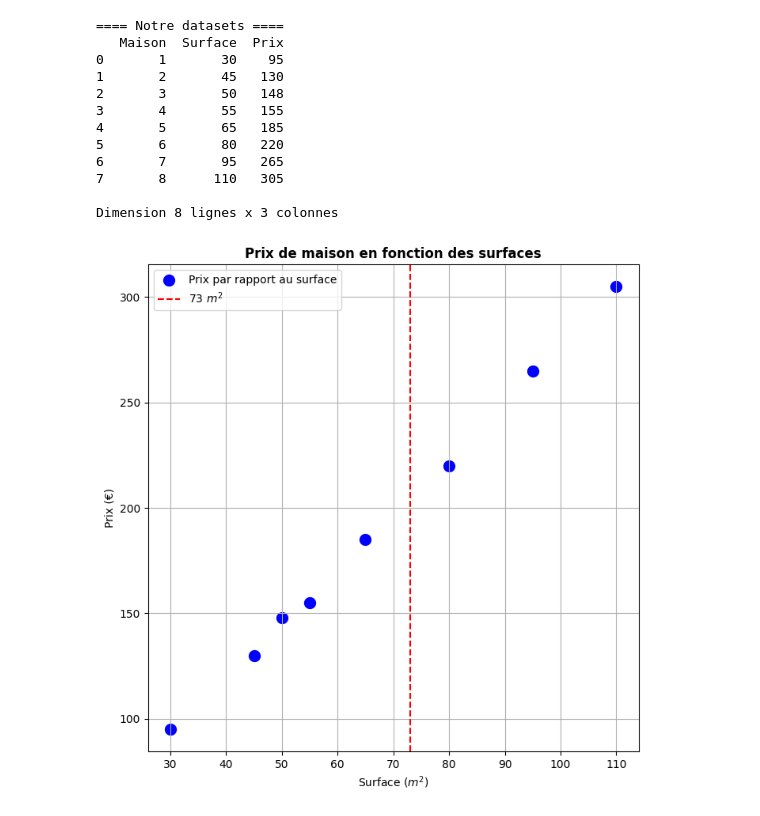
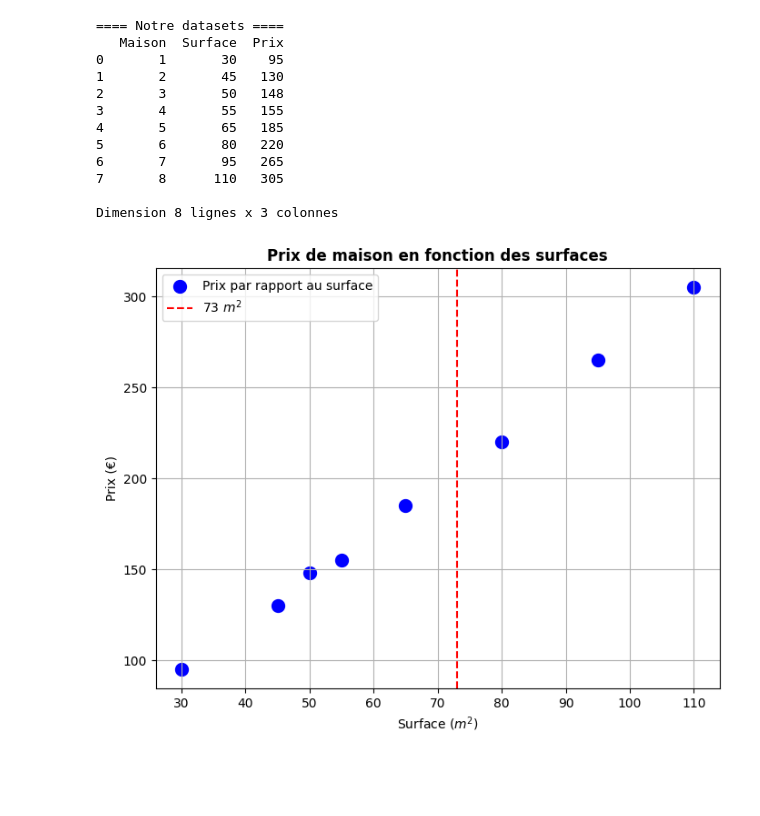
Before and after one commit to TifaniohMF/appr-math-info, a Jupyter notebook: ML_Supervise/src/Predire_nombre.ipynb, the cells around one changed output. Saved outputs shown, nothing was run; the diff lists cells and outputs as text; code cells hidden in the pictures; blank space fills up the shorter version.

```diff
--- a/ML_Supervise/src/Predire_nombre.ipynb
+++ b/ML_Supervise/src/Predire_nombre.ipynb
@@ -34,15 +34,15 @@ print(f"\nDimension {df.shape[0]} lignes x {df.shape[1]} colonnes")
 
 Dimension 8 lignes x 3 colonnes
 # %%
-plt.figure(figsize=(8,8))
+plt.figure(figsize=(8,6))
 plt.scatter(df["Surface"], df["Prix"], color='blue', linewidth=5, label='Prix par rapport au surface')
 plt.axvline(x=73, color='red', linestyle='--', label='73 $m^{2}$')
 
 plt.title("Prix de maison en fonction des surfaces", fontsize=12, fontweight='bold')
 plt.xlabel("Surface ($m^{2}$)", fontsize=10)
 plt.ylabel("Prix (€)", fontsize=10)
 plt.grid(True)
 plt.legend()
 plt.show()
 # %% [output]
-[figure, old version]
+[figure, new version]
```
Also changed, not shown: 1 other file.
